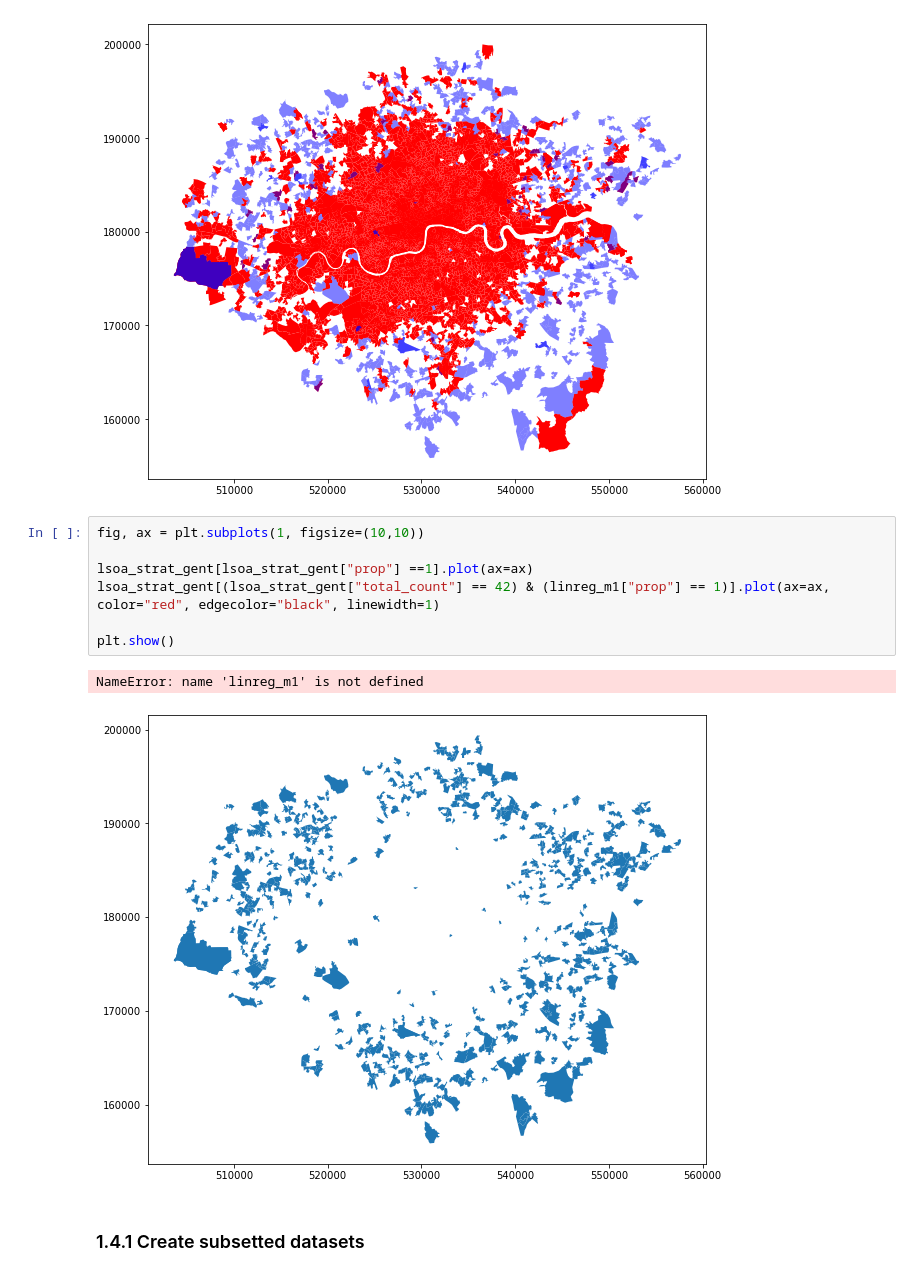
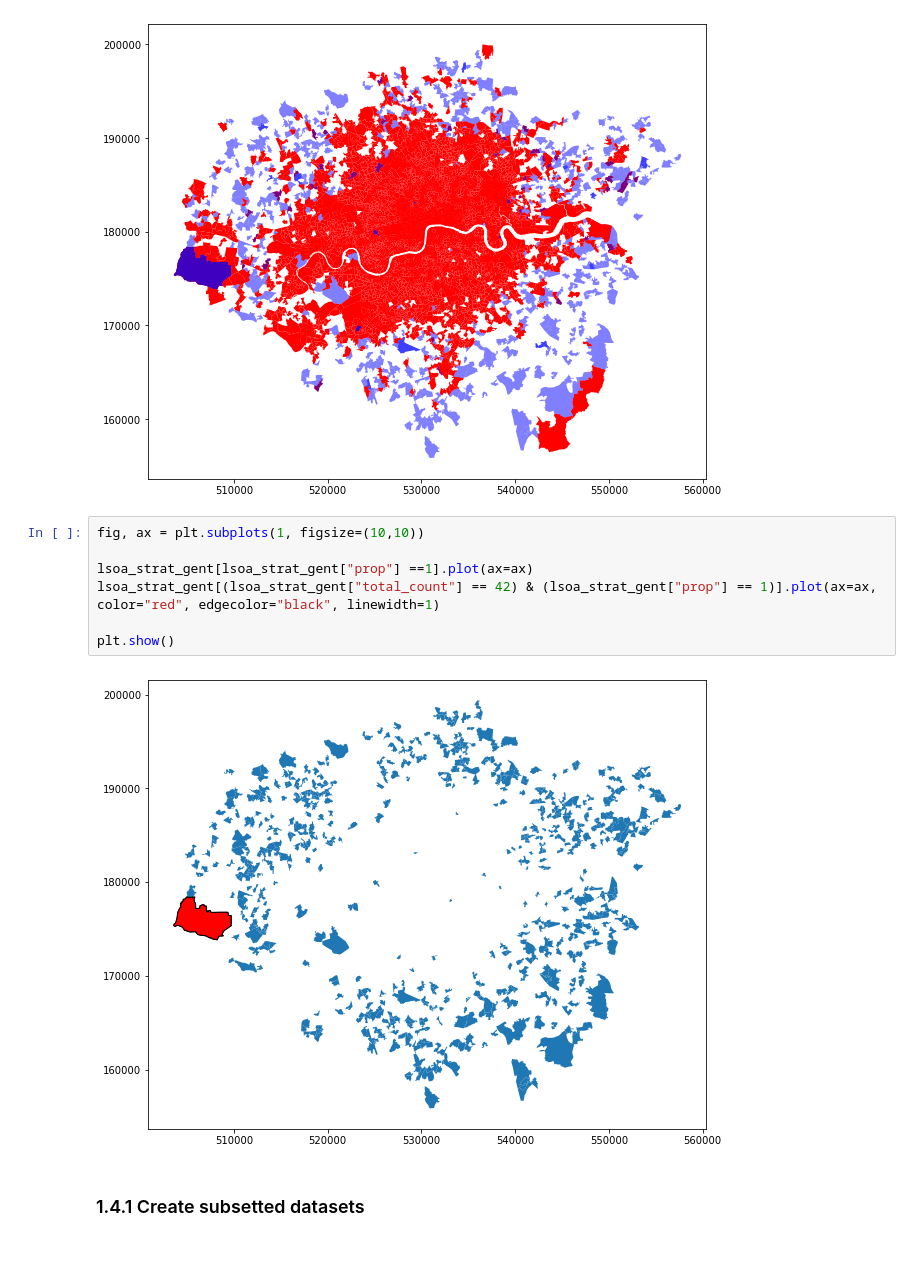
Before and after one commit to ZacharyP-E/are-you-gitting-me, a Jupyter notebook: 1.0 Data Wrangling.ipynb, the cells around one changed output. Cells and saved outputs as stored; diff of their text form.

Commit message:
fix error in regression due to na values

```diff
--- a/1.0 Data Wrangling.ipynb
+++ b/1.0 Data Wrangling.ipynb
@@ -506,13 +506,12 @@ plt.show()
 # %%
 fig, ax = plt.subplots(1, figsize=(10,10))
 
 lsoa_strat_gent[lsoa_strat_gent["prop"] ==1].plot(ax=ax)
-lsoa_strat_gent[(lsoa_strat_gent["total_count"] == 42) & (linreg_m1["prop"] == 1)].plot(ax=ax, color="red", edgecolor="black", linewidth=1)
+lsoa_strat_gent[(lsoa_strat_gent["total_count"] == 42) & (lsoa_strat_gent["prop"] == 1)].plot(ax=ax, color="red", edgecolor="black", linewidth=1)
 
 plt.show()
 # %% [output]
-NameError: name 'linreg_m1' is not defined
-[figure, old version]
+[figure, new version]
 # %% [markdown]
 ### 1.4.1 Create subsetted datasets
 # %%
```
Also changed, not shown: 2 other files.
